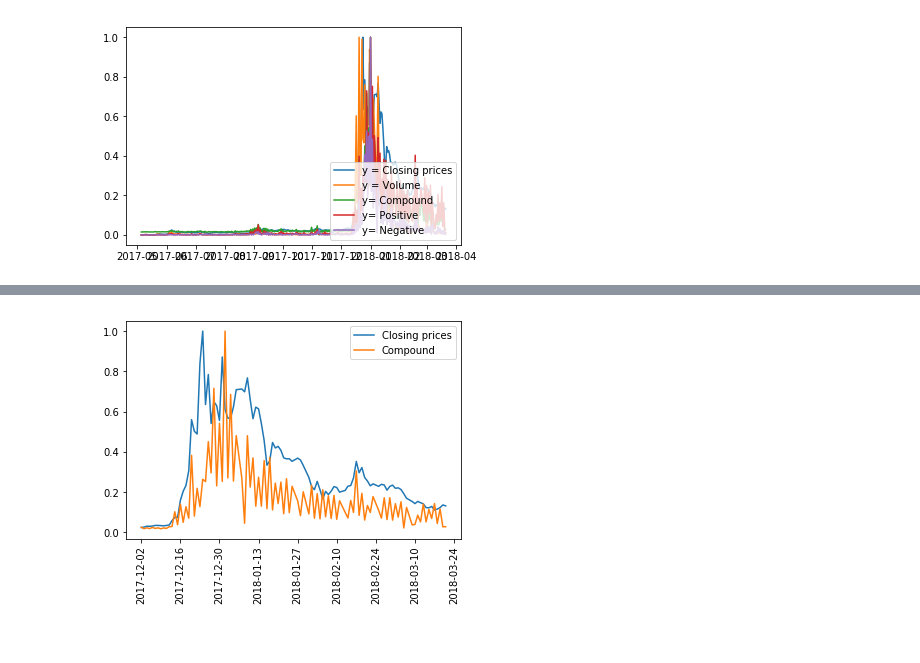
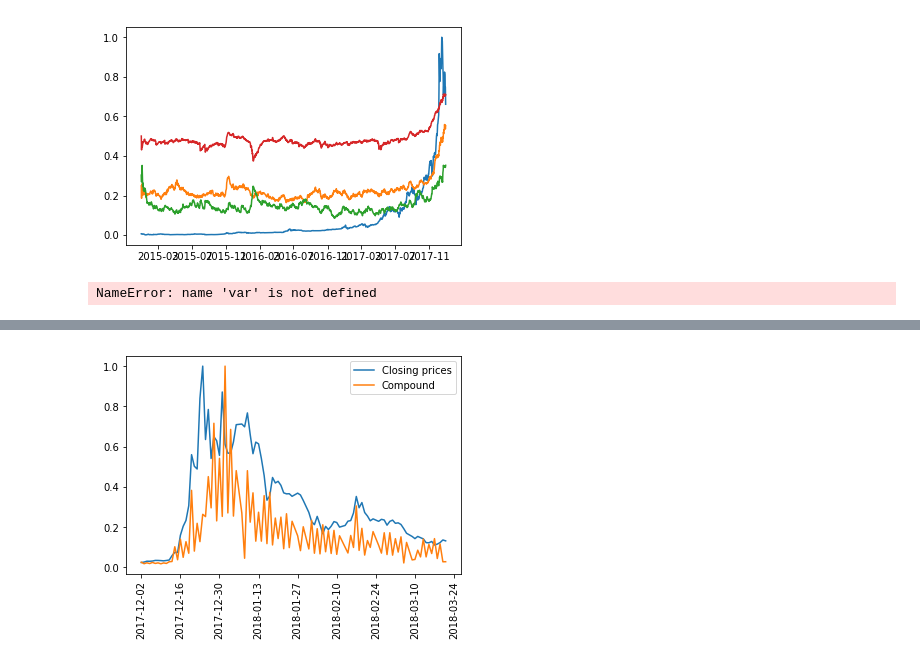
Before and after one commit to akkiannu/Predicting-Price-of-Bitcoin, a Jupyter notebook: data_gathering/project_akshay.ipynb, the cells around one changed output, grey strips where cells are left out. Cells and saved outputs as stored; diff of their text form; code cells hidden in the pictures.

```diff
--- a/data_gathering/project_akshay.ipynb
+++ b/data_gathering/project_akshay.ipynb
@@ -347,5 +283,3 @@ merged_data.head()
-# %%
-merged_data['Tweets'].replace([0],'',inplace=True)
 # %%
 merged_data['Negative_m']=merged_data.apply(lambda row: row['Negative']*int(row['count']),axis=1)
 merged_data['Neutral_m']=merged_data.apply(lambda row: row['Neutral']*int(row['count']),axis=1)
@@ -409,0 +344,4 @@ merged_data
+# %%
+merged_data.drop(['Compound','Negative','Neutral','Positive','count','Negative_m','Neutral_m','Positive_m'],axis=1,inplace=True)
+# %%
+merged_data.index = pd.to_datetime(merged_data.pop('Date'))
@@ -409,0 +358,4 @@ merged_data
+# %%
+merged_data['Comp_ewma']=pd.ewma(merged_data['Compound_scaled'], span=30, freq="D")
+merged_data['Posi_ewma']=pd.ewma(merged_data['Positive_scaled'], span=30, freq="D")
+merged_data['Nega_ewma']=pd.ewma(merged_data['Negative_scaled'], span=30, freq="D")
@@ -410,10 +379,20 @@ merged_data
 # %%
-plt.plot(merged_data['Date'],merged_data['Close_scaled'])
-plt.plot(merged_data['Date'],merged_data['Volume_scaled'])
-plt.plot(merged_data['Date'],merged_data['Compound_scaled'])
-plt.plot(merged_data['Date'],merged_data['Positive_scaled'])
-plt.plot(merged_data['Date'],merged_data['Negative_scaled'])
-plt.legend(['y = Closing prices','y = Volume','y= Compound','y= Positive','y= Negative'],loc='lower right')
+plt.plot(merged_data.index,merged_data['Close_scaled'])
+# plt.plot(merged_data['Date'],merged_data['Volume_scaled'])
+plt.plot(merged_data.index,merged_data['Posi_ewma'])
+plt.plot(merged_data.index,merged_data['Nega_ewma'])
+plt.plot(merged_data.index,merged_data['Comp_ewma'])
+# plt.plot(merged_data['Date'],merged_data['Positive_scaled'])
+# plt.plot(merged_data['Date'],merged_data['Negative_scaled'])
+#plt.legend(['y = Closing prices','y = Volume','y= Compound','y= Positive','y= Negative'],loc='lower right')
 plt.show()
 # %% [output]
-[figure, old version]
+[figure, new version]
+# %%
+X=merged_data['Close_scaled'].values
+split=len(X)/2
+X1,X2 = X[0:split],X[split:]
+mean1,mean2=X1.mean(),X2.mean()
+var1,var2=X1.var(),X2,var()
+# %% [output]
+NameError: name 'var' is not defined
```
Also changed, not shown: parts of 67 cells of this notebook.
